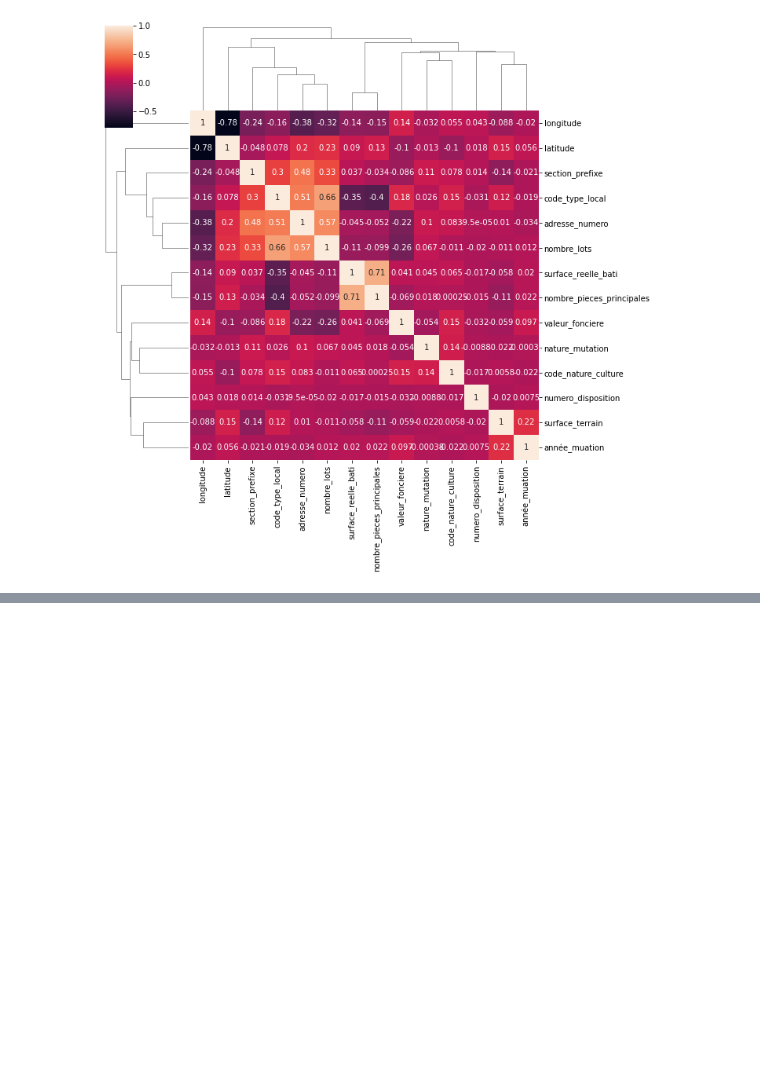
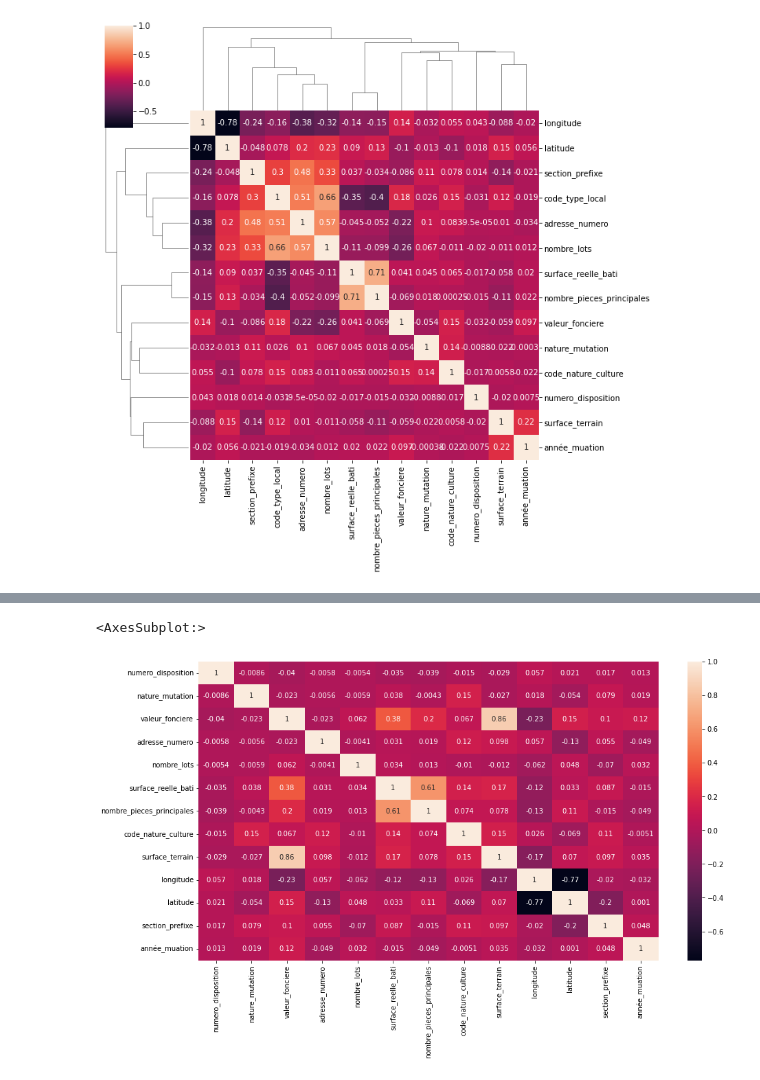
Before and after one commit to SamuelDeliens/Home, a Jupyter notebook: Apprentissage/projet.ipynb, the cells around one changed output, grey strips where cells are left out. Cells and saved outputs as stored; diff of their text form; code cells hidden in the pictures; blank space fills up the shorter version.

```diff
--- a/Apprentissage/projet.ipynb
+++ b/Apprentissage/projet.ipynb
@@ -488,0 +430,12 @@ data
+# %%
+#on devise notre data frame en 2 dataframe maison et appartement
+maison=data[data['code_type_local']==1]
+appartement=data[data['code_type_local']==2]
+maison=maison.drop(['code_type_local'],axis=1)
+appartement=appartement.drop(['code_type_local'],axis=1)
+# %%
+plt.figure(figsize=(15,8))
+sns.heatmap(maison.corr(),annot=True)
+# %% [output]
+<AxesSubplot:>
+[figure, added]
```
Also changed, not shown: parts of 43 cells of this notebook.
